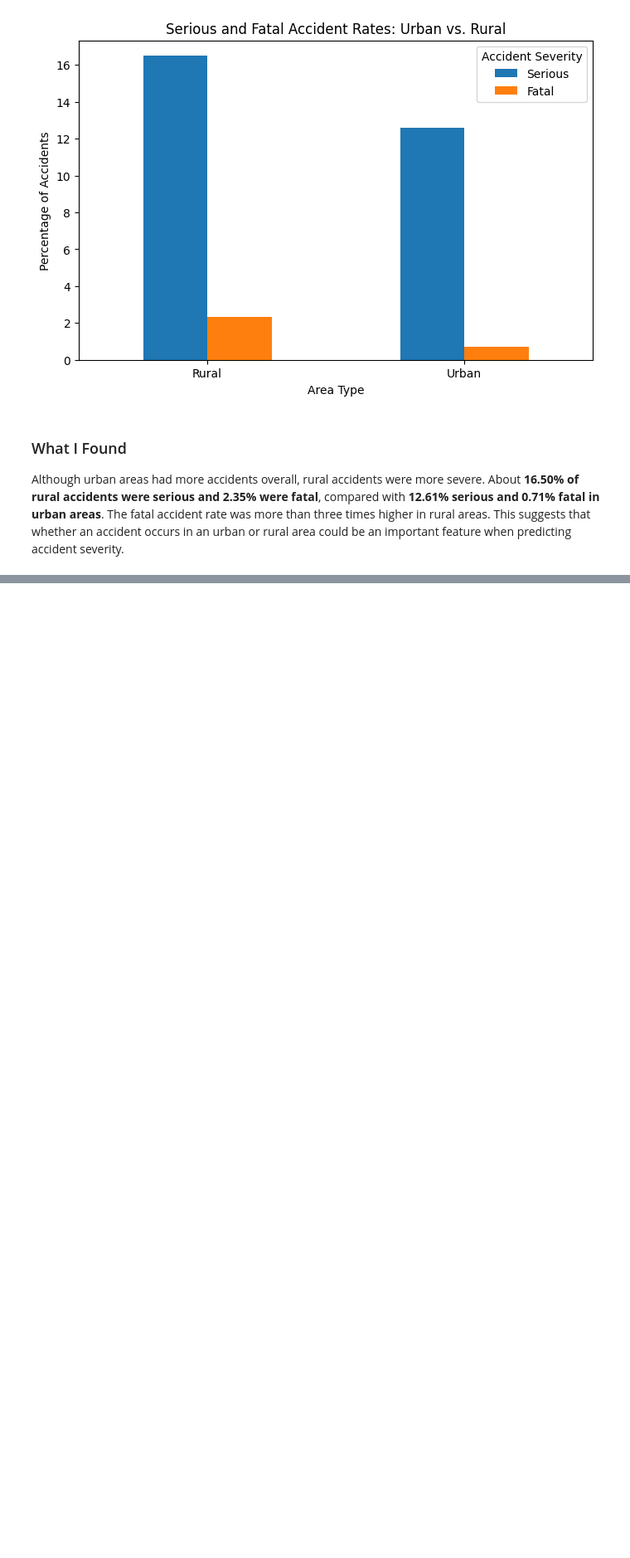
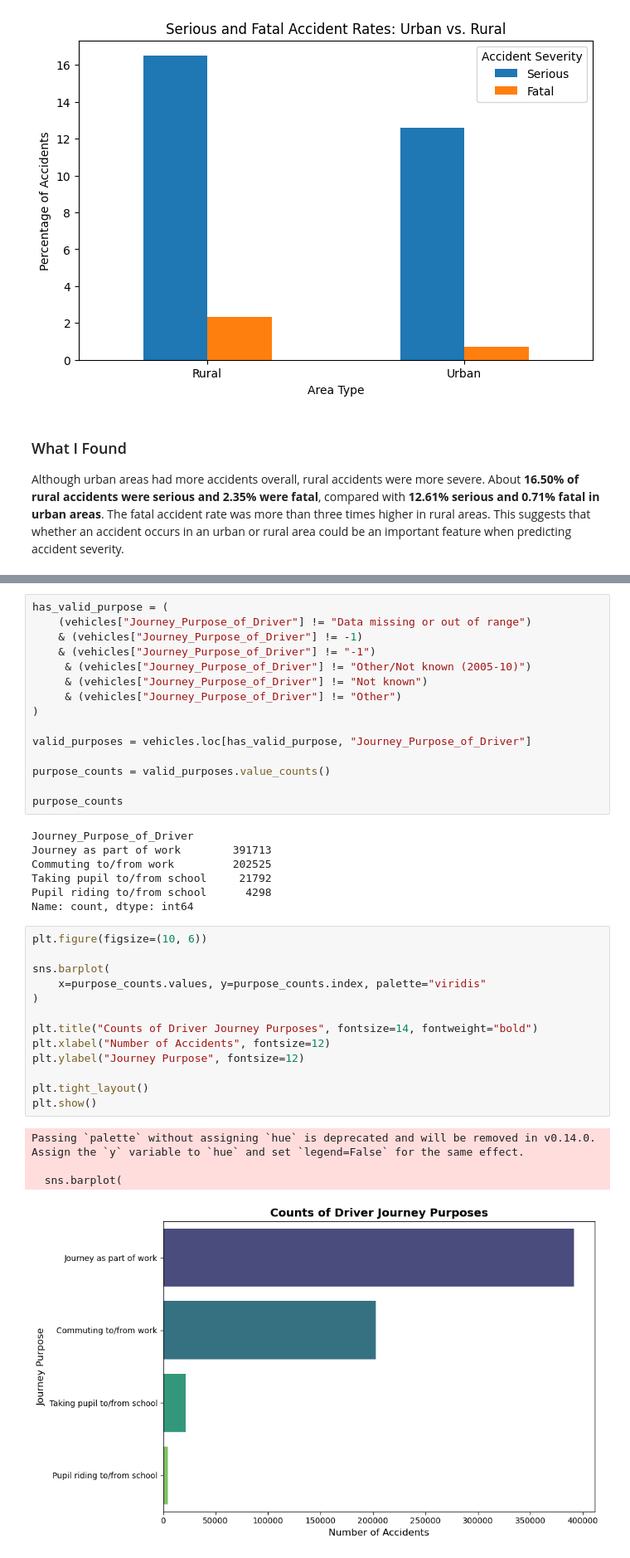
Before and after one commit to AmiJoba22/uk_road_safety_datapipe, a Jupyter notebook: notebooks/main_eda.ipynb, the cells around one changed output, grey strips where cells are left out. Shown at 83% size. Drawn from its saved outputs; the diff is of its cells as text; blank space fills up the shorter version.

```diff
--- a/notebooks/main_eda.ipynb
+++ b/notebooks/main_eda.ipynb
@@ -502,0 +706,40 @@ Although urban areas had more accidents overall, rural accidents were more sever
+# %%
+has_valid_purpose = (
+    (vehicles["Journey_Purpose_of_Driver"] != "Data missing or out of range")
+    & (vehicles["Journey_Purpose_of_Driver"] != -1)
+    & (vehicles["Journey_Purpose_of_Driver"] != "-1")
+     & (vehicles["Journey_Purpose_of_Driver"] != "Other/Not known (2005-10)")
+     & (vehicles["Journey_Purpose_of_Driver"] != "Not known")
+     & (vehicles["Journey_Purpose_of_Driver"] != "Other")
+)
+
+valid_purposes = vehicles.loc[has_valid_purpose, "Journey_Purpose_of_Driver"]
+
+purpose_counts = valid_purposes.value_counts()
+
+purpose_counts
+# %% [output]
+Journey_Purpose_of_Driver
+Journey as part of work        391713
+Commuting to/from work         202525
+Taking pupil to/from school     21792
+Pupil riding to/from school      4298
+Name: count, dtype: int64
+# %%
+plt.figure(figsize=(10, 6))
+
+sns.barplot(
+    x=purpose_counts.values, y=purpose_counts.index, palette="viridis"
+)
+
+plt.title("Counts of Driver Journey Purposes", fontsize=14, fontweight="bold")
+plt.xlabel("Number of Accidents", fontsize=12)
+plt.ylabel("Journey Purpose", fontsize=12)
+
+plt.tight_layout()
+plt.show()
+# %% [output]
+Passing `palette` without assigning `hue` is deprecated and will be removed in v0.14.0. Assign the `y` variable to `hue` and set `legend=False` for the same effect.
+
+  sns.barplot(
+[figure, added]
```
Also changed, not shown: parts of 24 cells of this notebook, 1 other file.
